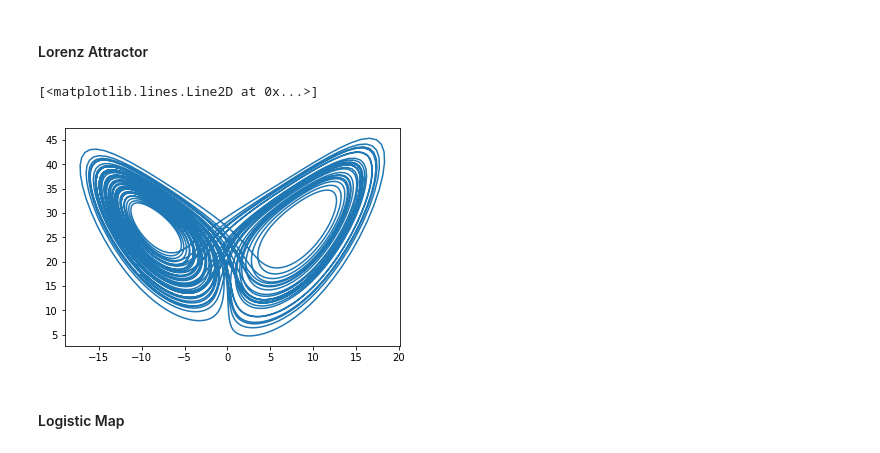
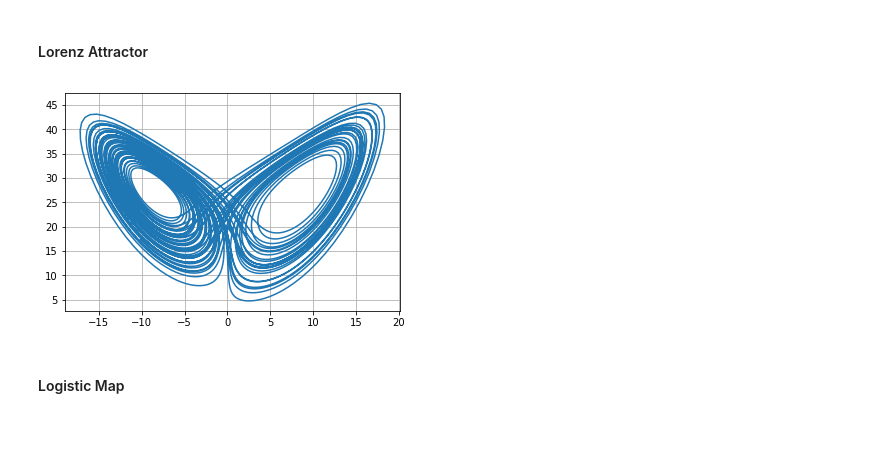
Before and after one commit to zthurman/fizzpy, a Jupyter notebook: Notebooks/Tensorflow/Nonlinear Dynamics.ipynb, the cells around one changed output. Saved outputs shown, nothing was run; the diff lists cells and outputs as text; code cells hidden in the pictures.

```diff
--- a/Notebooks/Tensorflow/Nonlinear Dynamics.ipynb
+++ b/Notebooks/Tensorflow/Nonlinear Dynamics.ipynb
@@ -19,29 +19,29 @@ import Helper as hp
 # %%
 # Model Parameters
 
 rho = 28.0
 sigma = 10.0
 beta = 8.0/3.0
 inits = [0, 2, 20]
 
 # Lorenz equations - Proof of concept for Tensorflow ODE solving
 
 def lorenz_equation(state, t):
     x, y, z = tf.unstack(state)
     dx = sigma * (y - x)
     dy = x * (rho - z) - y
     dz = x * y - beta * z
     return tf.stack([dx, dy, dz])
 
 # Session Definition
 
-sess = tf.Session()
-state, info = sess.run(hp.generate_odesolution(lorenz_equation, inits, n=5000))
-x, y, z = state.T
-plt.plot(x, z)
+x, y, z = hp.generate_tensorflowsession(lorenz_equation, inits, n=5000)
+
+# Plot the things
+
+hp.plotface(x, z, grid=1)
 # %% [output]
-[<matplotlib.lines.Line2D at 0x...>]
-[figure, old version]
+[figure, new version]
 # %% [markdown]
 #### Logistic Map
 # %%
```
Also changed, not shown: parts of 1 cell of this notebook, 4 other files.
